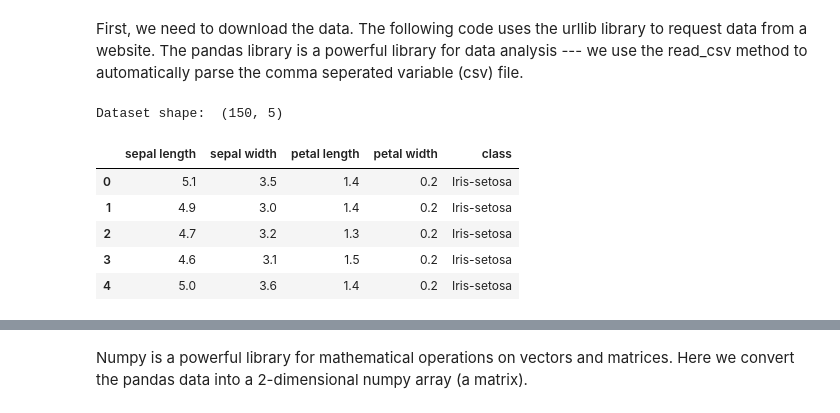
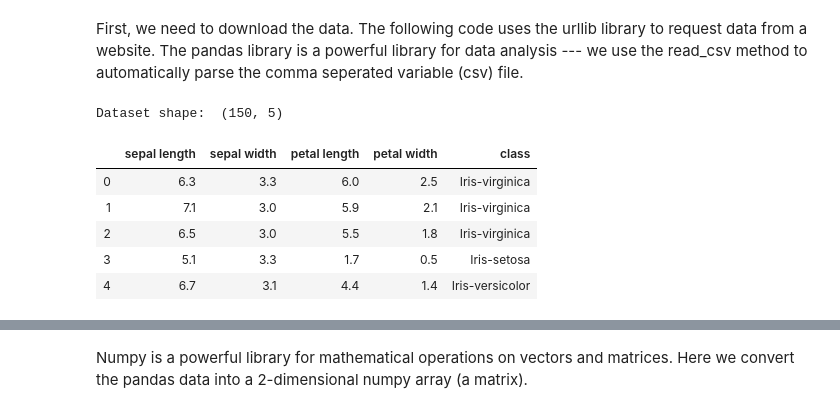
Before and after one commit to MorganStremick/ics235, a Jupyter notebook: hw1.ipynb, the cells around one changed output, grey strips where cells are left out. Saved outputs shown, nothing was run; the diff lists cells and outputs as text; code cells hidden in the pictures.

```diff
--- a/hw1.ipynb
+++ b/hw1.ipynb
@@ -9,28 +9,30 @@ In this homework you will implement the K-Nearest Neighbors algorithm on the Iri
 # %% [markdown]
 First, we need to download the data. The following code uses the urllib library to request data from a website. The pandas library is a powerful library for data analysis --- we use the read_csv method to automatically parse the comma seperated variable (csv) file.
 # %%
-import pandas
+import pandas as pd
 import urllib.request
-import numpy   # Numerical python.
+import numpy as np  # Numerical python.
+import random as rd
 
 # Download the data and load it into a Pandas data frame.
 url = "https://archive.ics.uci.edu/ml/machine-learning-databases/iris/iris.data"
 response = urllib.request.urlopen(url)
-dataset  = pandas.read_csv(response, header=None)
+dataset = pd.read_csv(response, header=None).sample(frac=1)
+dataset = dataset.reset_index(drop=True)
 
 # Set the column names.
 names = ['sepal length', 'sepal width', 'petal length', 'petal width', 'class']
 dataset.columns = names
 
 # Tells pandas that this is a categorical feature.
-dataset['class'] = pandas.Categorical(dataset['class'])
+dataset['class'] = pd.Categorical(dataset['class'])
 print("Dataset shape: ", dataset.shape)
 dataset.head() # Prints first 5 examples from the data set.
 # %% [output]
 Dataset shape:  (150, 5)
 |  | sepal length | sepal width | petal length | petal width | class |
-| 0 | 5.1 | 3.5 | 1.4 | 0.2 | Iris-setosa |
-| 1 | 4.9 | 3.0 | 1.4 | 0.2 | Iris-setosa |
-| 2 | 4.7 | 3.2 | 1.3 | 0.2 | Iris-setosa |
-| 3 | 4.6 | 3.1 | 1.5 | 0.2 | Iris-setosa |
-| 4 | 5.0 | 3.6 | 1.4 | 0.2 | Iris-setosa |
+| 0 | 6.3 | 3.3 | 6.0 | 2.5 | Iris-virginica |
+| 1 | 7.1 | 3.0 | 5.9 | 2.1 | Iris-virginica |
+| 2 | 6.5 | 3.0 | 5.5 | 1.8 | Iris-virginica |
+| 3 | 5.1 | 3.3 | 1.7 | 0.5 | Iris-setosa |
+| 4 | 6.7 | 3.1 | 4.4 | 1.4 | Iris-versicolor |
```
Also changed, not shown: parts of 10 cells of this notebook, 1 other file.
